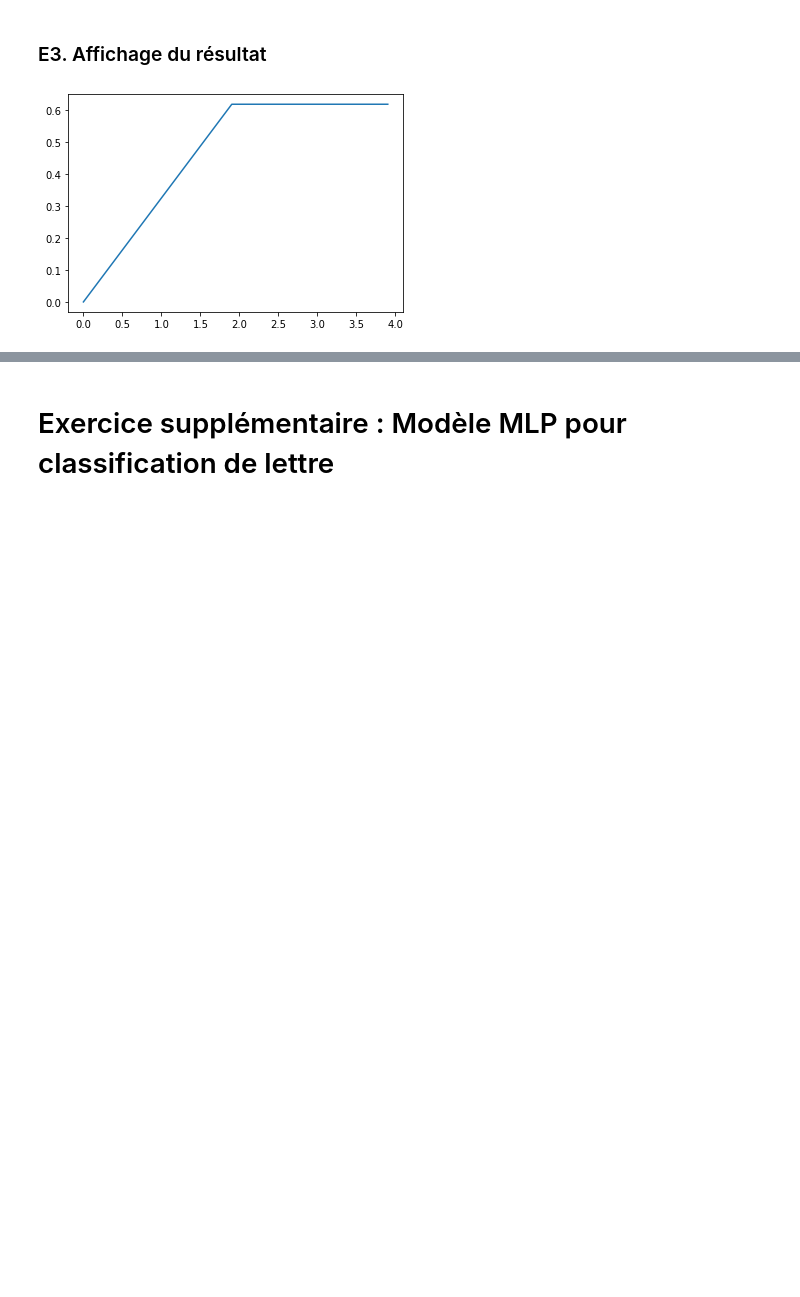
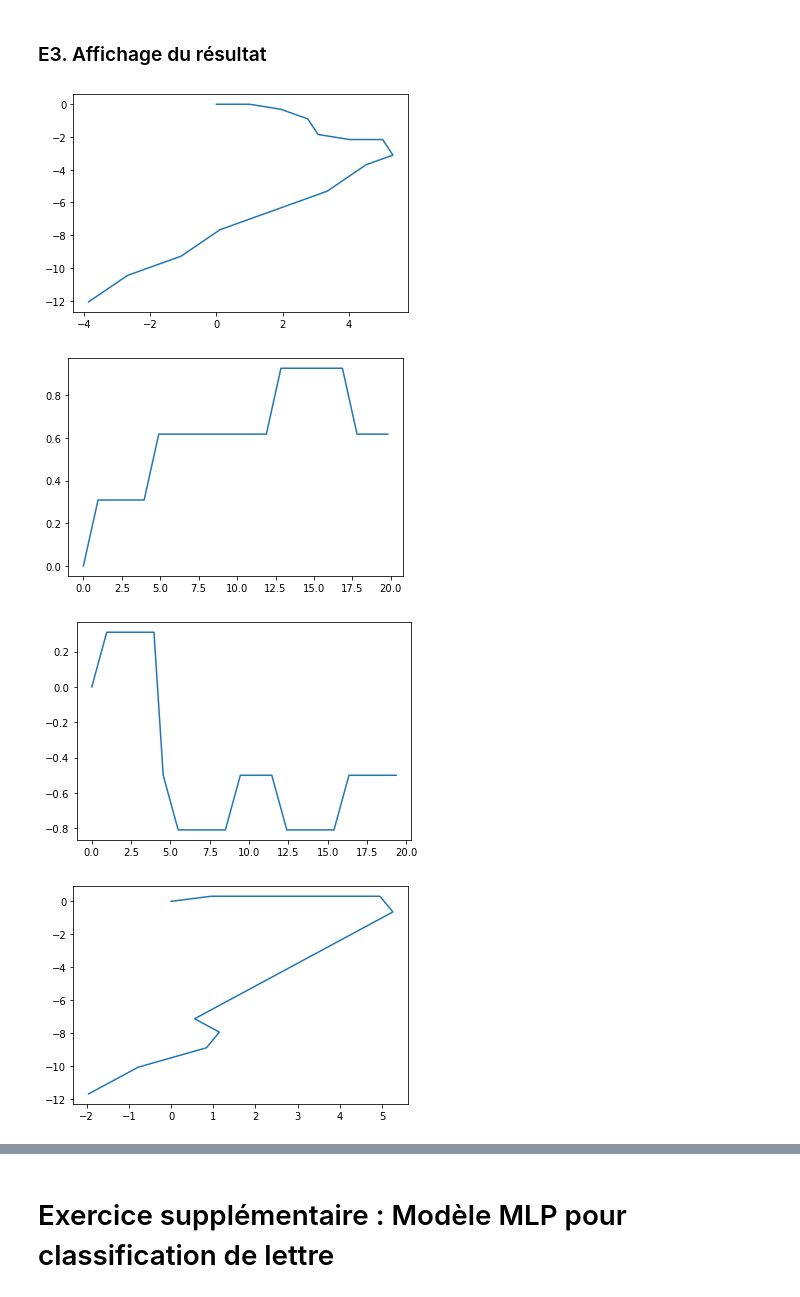
Before and after one commit to hanzopgp/MasterBioInformaticsPTs, a Jupyter notebook: S1/MAPSI/TME/TME6/enonce/TME6DurandKordon.ipynb, the cells around one changed output, grey strips where cells are left out. Saved outputs shown, nothing was run; the diff lists cells and outputs as text; code cells hidden in the pictures; blank space fills up the shorter version.

```diff
--- a/S1/MAPSI/TME/TME6/enonce/TME6DurandKordon.ipynb
+++ b/S1/MAPSI/TME/TME6/enonce/TME6DurandKordon.ipynb
@@ -596,16 +576,38 @@ def generate(Pi,A,N):
+# %%
+def generate(Pi,A,N):
+
+    # Init
+    sequence = np.zeros(N)
+    tabState = np.zeros(A.shape)
+    tabStateInit = Pi.cumsum()
+    for i in range(len(A)):
+        tabState[i] = np.cumsum(A[i])
+
+    # Premier angle
+    t_tmp = np.random.rand()
+    sequence[0] = np.nonzero(t_tmp < tabStateInit)[0][0]
+
+    # Suite des angles
+    for i in range(1, N):
+        t_tmp = np.random.rand()
+        sequence[i] = np.nonzero(t_tmp < tabState[int(sequence[i-1])])[0][0]
+
+    return sequence
 # %% [markdown]
 ### E3. Affichage du résultat
 # %%
 d=20
-n_angle=4
-n_lettre=1
+n_lettre=10
 letter="z"
-letter_int=ord(letter)
+letter_int=ord(letter)-97
 
 for i in range(n_lettre):
-    newa = generate(models[letter_int][0], models[letter_int][1], n_angle)   # generation d'une séquence d'états
+    newa = generate(models[letter_int][0], models[letter_int][1], d)         # generation d'une séquence d'états
     intervalle = 360. / d                                                    # pour passer des états => valeur d'angles
     newa_continu = np.array([i * intervalle for i in newa])                  # conv int => double
     tracerLettre(newa_continu)
 # %% [output]
-[figure, old version]
+[figure, new version]
+[figure, added]
+[figure, added]
+[figure, added]
```
Also changed, not shown: parts of 12 cells of this notebook.
